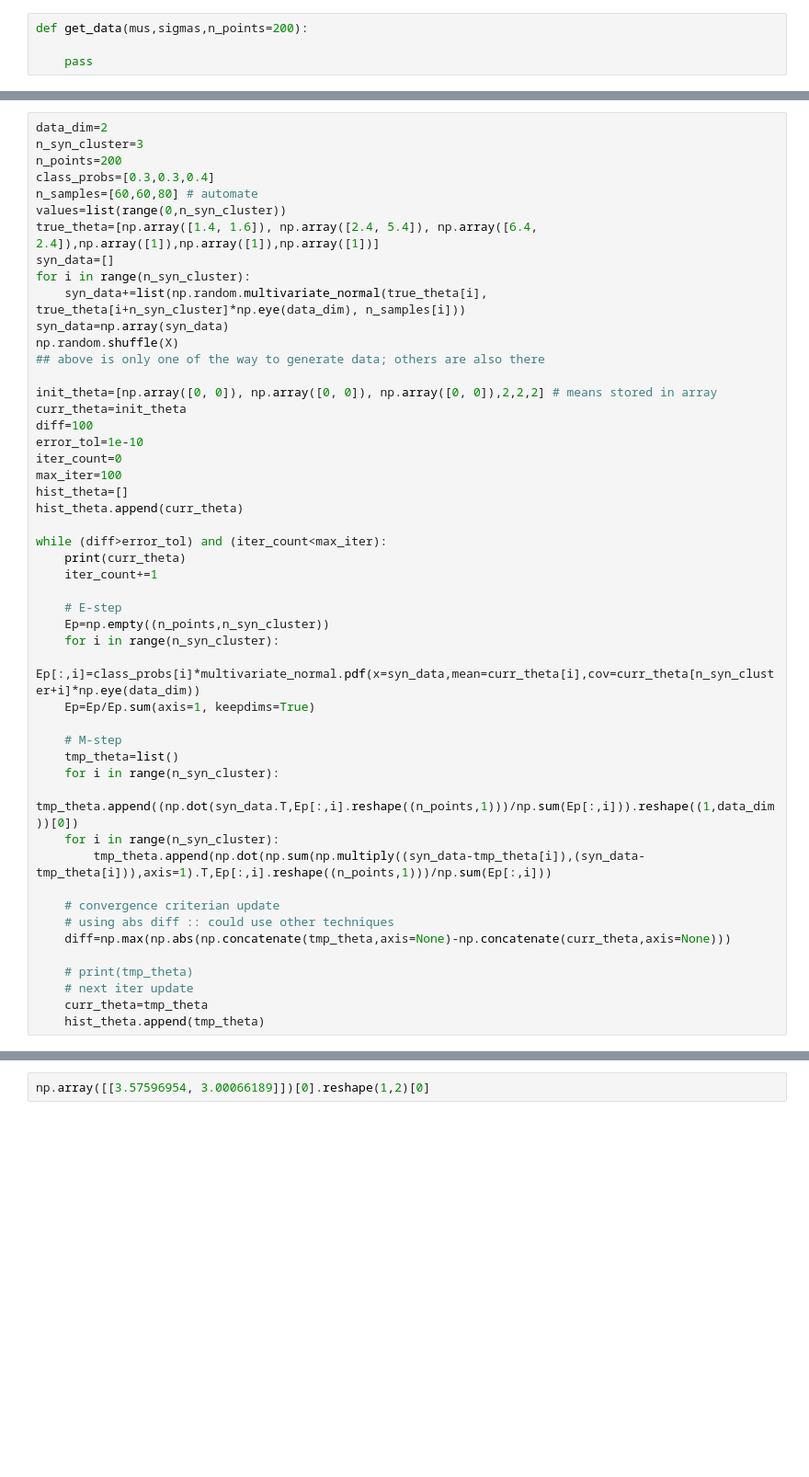
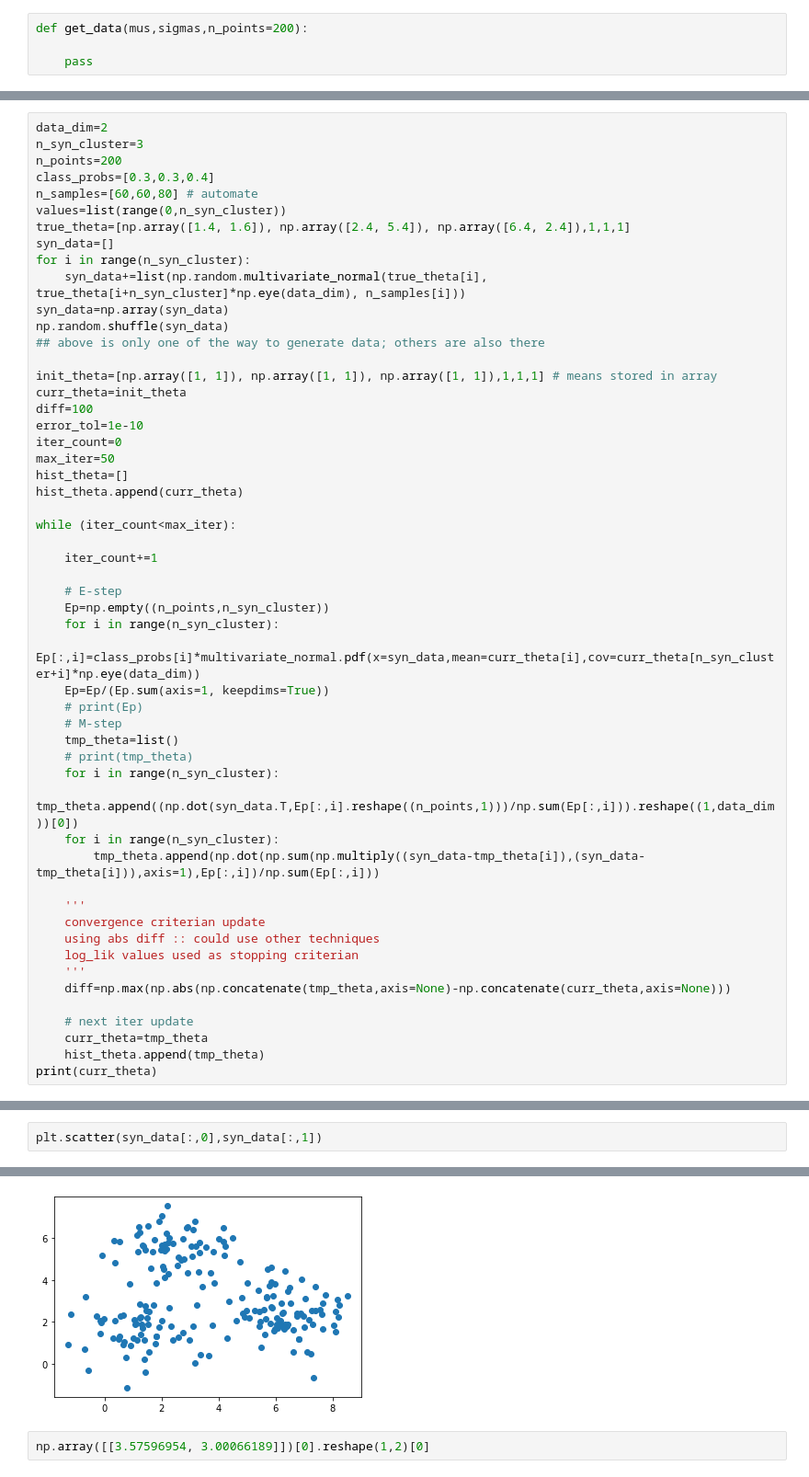
Before and after one commit to sunil-dhaka/ml-course-work, a Jupyter notebook: assign4.ipynb, the cells around one changed output, grey strips where cells are left out. Shown at 92% size. Saved outputs shown, nothing was run; the diff lists cells and outputs as text; blank space fills up the shorter version.

```diff
--- a/assign4.ipynb
+++ b/assign4.ipynb
@@ -777,46 +764,50 @@ n_points=200
 class_probs=[0.3,0.3,0.4]
 n_samples=[60,60,80] # automate
 values=list(range(0,n_syn_cluster))
-true_theta=[np.array([1.4, 1.6]), np.array([2.4, 5.4]), np.array([6.4, 2.4]),np.array([1]),np.array([1]),np.array([1])]
+true_theta=[np.array([1.4, 1.6]), np.array([2.4, 5.4]), np.array([6.4, 2.4]),1,1,1]
 syn_data=[]
 for i in range(n_syn_cluster):
     syn_data+=list(np.random.multivariate_normal(true_theta[i], true_theta[i+n_syn_cluster]*np.eye(data_dim), n_samples[i]))
 syn_data=np.array(syn_data)
-np.random.shuffle(X)
+np.random.shuffle(syn_data)
 ## above is only one of the way to generate data; others are also there
 
-init_theta=[np.array([0, 0]), np.array([0, 0]), np.array([0, 0]),2,2,2] # means stored in array
+init_theta=[np.array([1, 1]), np.array([1, 1]), np.array([1, 1]),1,1,1] # means stored in array
 curr_theta=init_theta
 diff=100
 error_tol=1e-10
 iter_count=0
-max_iter=100
+max_iter=50
 hist_theta=[]
 hist_theta.append(curr_theta)
 
-while (diff>error_tol) and (iter_count<max_iter):
-    print(curr_theta)
+while (iter_count<max_iter):
+
     iter_count+=1
 
     # E-step
     Ep=np.empty((n_points,n_syn_cluster))
     for i in range(n_syn_cluster):
         Ep[:,i]=class_probs[i]*multivariate_normal.pdf(x=syn_data,mean=curr_theta[i],cov=curr_theta[n_syn_cluster+i]*np.eye(data_dim))
-    Ep=Ep/Ep.sum(axis=1, keepdims=True)
-
+    Ep=Ep/(Ep.sum(axis=1, keepdims=True))
+    # print(Ep)
     # M-step
     tmp_theta=list()
+    # print(tmp_theta)
     for i in range(n_syn_cluster):
         tmp_theta.append((np.dot(syn_data.T,Ep[:,i].reshape((n_points,1)))/np.sum(Ep[:,i])).reshape((1,data_dim))[0])
     for i in range(n_syn_cluster):
-        tmp_theta.append(np.dot(np.sum(np.multiply((syn_data-tmp_theta[i]),(syn_data-tmp_theta[i])),axis=1).T,Ep[:,i].reshape((n_points,1)))/np.sum(Ep[:,i]))
+        tmp_theta.append(np.dot(np.sum(np.multiply((syn_data-tmp_theta[i]),(syn_data-tmp_theta[i])),axis=1),Ep[:,i])/np.sum(Ep[:,i]))
 
-    # convergence criterian update
-    # using abs diff :: could use other techniques
+    '''
+    convergence criterian update
+    using abs diff :: could use other techniques
+    log_lik values used as stopping criterian
+    '''
     diff=np.max(np.abs(np.concatenate(tmp_theta,axis=None)-np.concatenate(curr_theta,axis=None)))
 
-    # print(tmp_theta)
     # next iter update
     curr_theta=tmp_theta
     hist_theta.append(tmp_theta)
+print(curr_theta)
 # %% [output]
@@ -843,0 +824,3 @@ iter_count
+# %%
+plt.scatter(syn_data[:,0],syn_data[:,1])
+# %% [output]
@@ -844,3 +828,4 @@ iter_count
+[figure, added]
 # %%
 np.array([[3.57596954, 3.00066189]])[0].reshape(1,2)[0]
 # %%
```
Also changed, not shown: parts of 29 cells of this notebook.
